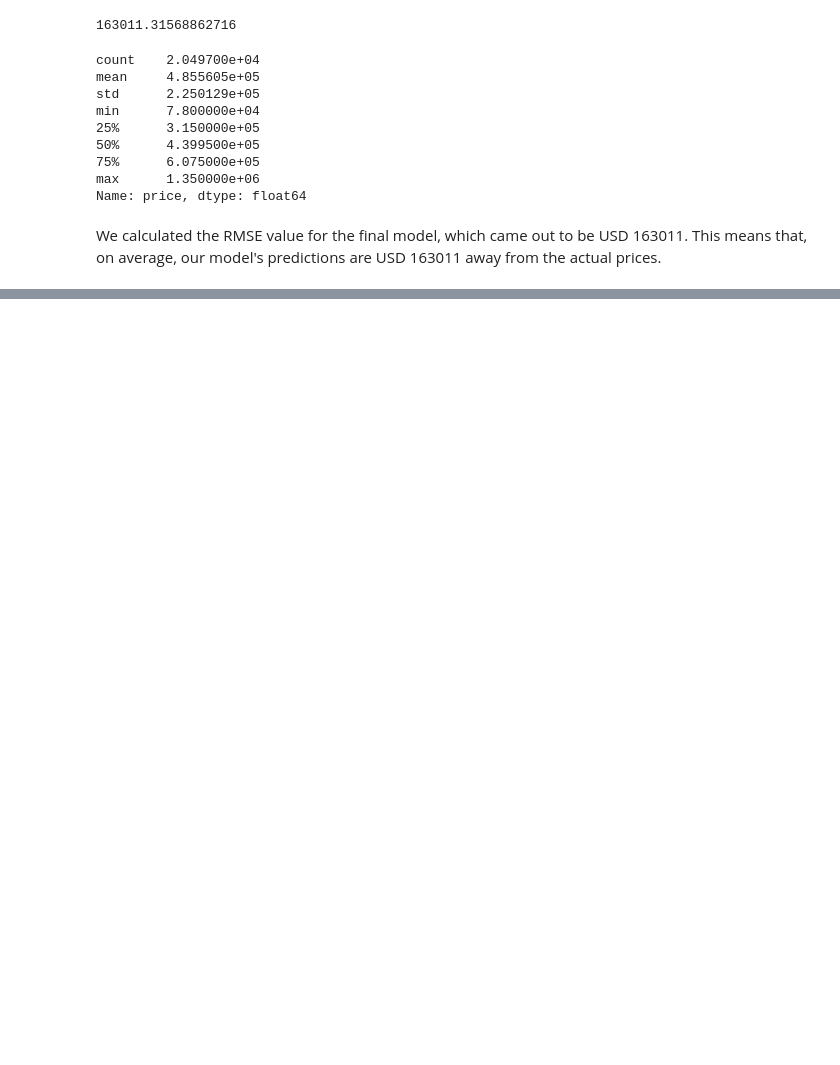
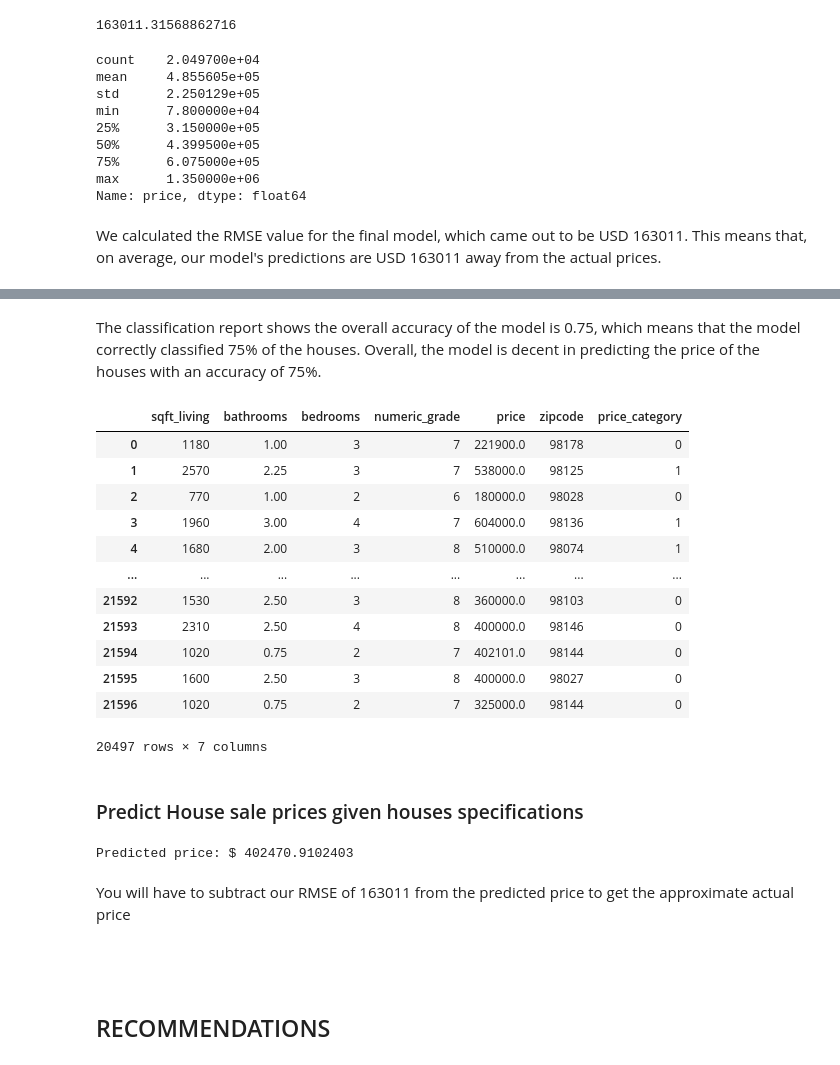
Before and after one commit to swalehmwadime/dsc-phase-2-project-v2-3, a Jupyter notebook: student.ipynb, the cells around one changed output, grey strips where cells are left out. Saved outputs shown, nothing was run; the diff lists cells and outputs as text; code cells hidden in the pictures; blank space fills up the shorter version.

```diff
--- a/student.ipynb
+++ b/student.ipynb
@@ -577,0 +597,8 @@ We calculated the RMSE value for the final model, which came out to be USD 16301
+# %%
+#classify houses as either having a high price or a low price based on their price feature.
+#create a new binary variable called price_category where a house is considered to have
+# a high price if its price is greater than the median price of all houses in the dataset, and a low price otherwise.
+
+median_price = np.median(data['price'])
+
+data['price_category'] = np.where(data['price'] > median_price, 1, 0)
@@ -578,2 +667,44 @@ We calculated the RMSE value for the final model, which came out to be USD 16301
+# %% [markdown]
+The classification report shows the overall accuracy of the model is 0.75, which means that the model correctly classified 75% of the houses.
+Overall, the model is decent in predicting the price of the houses with an accuracy of 75%.
+# %%
+data
+# %% [output]
+|  | sqft_living | bathrooms | bedrooms | numeric_grade | price | zipcode | price_category |
+| 0 | 1180 | 1.00 | 3 | 7 | 221900.0 | 98178 | 0 |
+| 1 | 2570 | 2.25 | 3 | 7 | 538000.0 | 98125 | 1 |
+| 2 | 770 | 1.00 | 2 | 6 | 180000.0 | 98028 | 0 |
+| 3 | 1960 | 3.00 | 4 | 7 | 604000.0 | 98136 | 1 |
+| 4 | 1680 | 2.00 | 3 | 8 | 510000.0 | 98074 | 1 |
+| ... | ... | ... | ... | ... | ... | ... | ... |
+| 21592 | 1530 | 2.50 | 3 | 8 | 360000.0 | 98103 | 0 |
+| 21593 | 2310 | 2.50 | 4 | 8 | 400000.0 | 98146 | 0 |
+| 21594 | 1020 | 0.75 | 2 | 7 | 402101.0 | 98144 | 0 |
+| 21595 | 1600 | 2.50 | 3 | 8 | 400000.0 | 98027 | 0 |
+| 21596 | 1020 | 0.75 | 2 | 7 | 325000.0 | 98144 | 0 |
+20497 rows × 7 columns
+# %% [markdown]
+### Predict House sale prices given houses specifications
+# %%
+from sklearn.linear_model import LinearRegression
+
+# Define the features and target
+X = data[['sqft_living', 'bedrooms', 'bathrooms', 'zipcode', 'numeric_grade']]
+y = data['price']
+
+# Fit the model
+model = LinearRegression()
+model.fit(X, y)
+
+# Make a prediction
+new_house = np.array([1180, 1, 3, 98178, 7]).reshape(1, -1) # used to transform the 1D array into a 2D array with one row and an undetermined number of columns.
+predicted_price = model.predict(new_house)
+print("Predicted price: $", predicted_price[0])
+# %% [output]
+Predicted price: $ 402470.9102403
+# %% [markdown]
+You will have to subtract our RMSE of 163011 from the predicted price to get the approximate actual price
 # %% [markdown]
 ##
+# %% [markdown]
+## RECOMMENDATIONS
```
Also changed, not shown: parts of 34 cells of this notebook.
